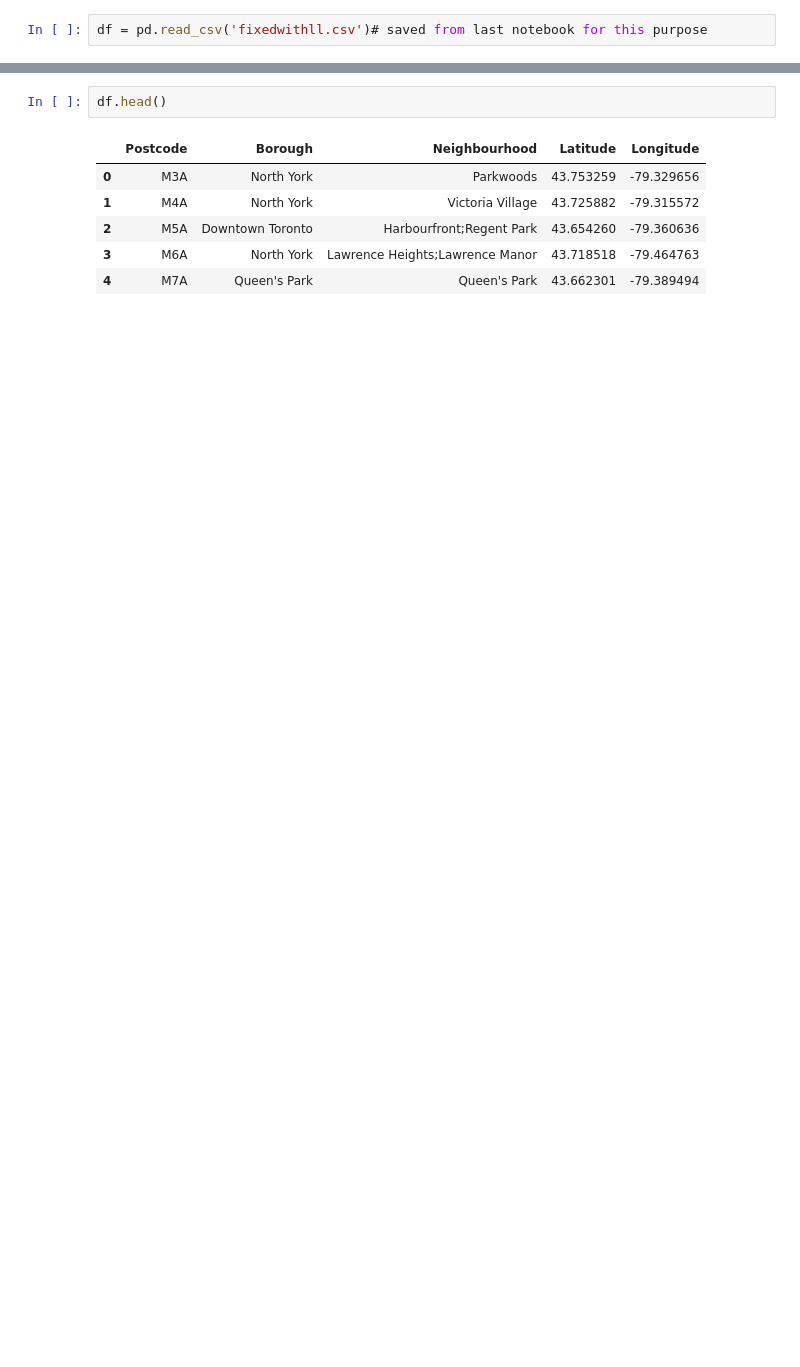
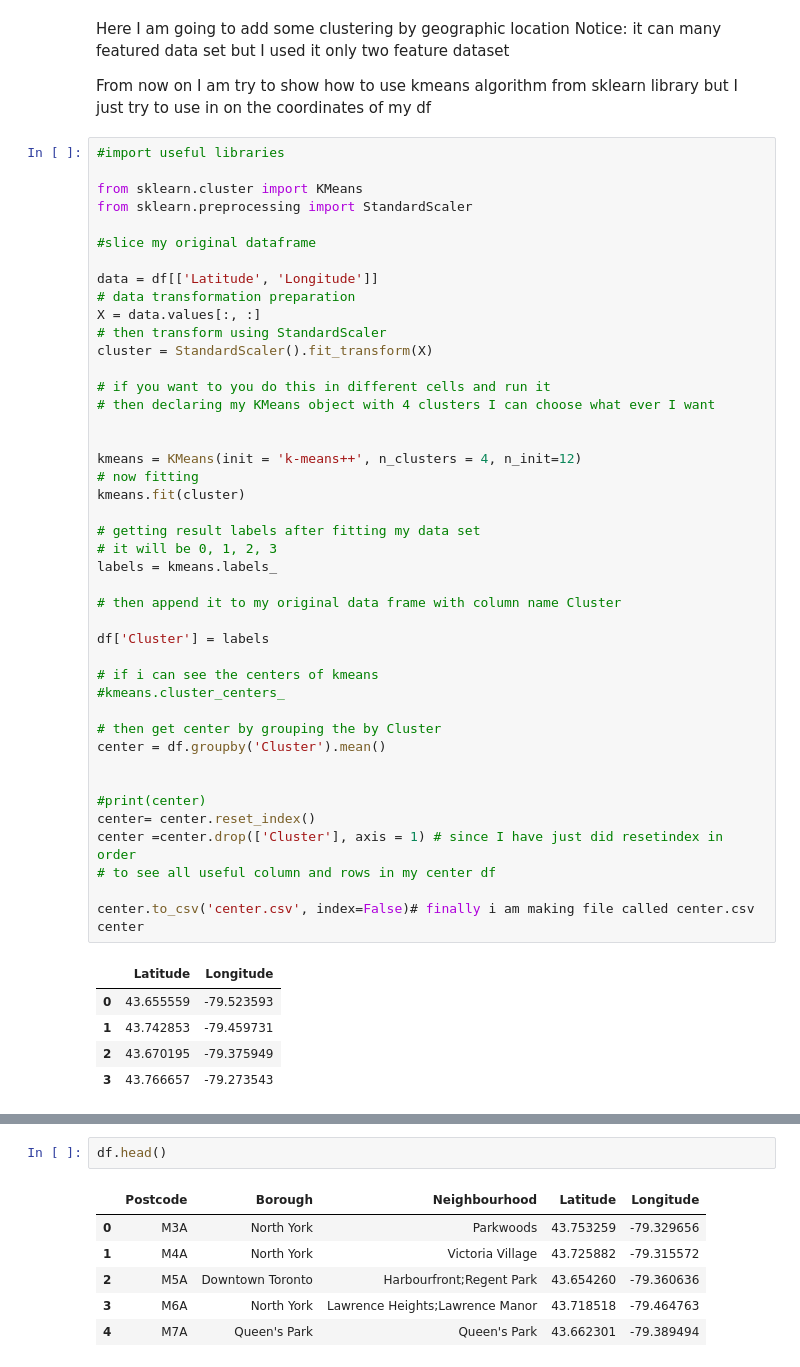
Before and after one commit to nyamochir/Coursera_Capstone, a Jupyter notebook: nb_003.ipynb, the cells around one changed output, grey strips where cells are left out. Cells and saved outputs as stored; diff of their text form; blank space fills up the shorter version.

```diff
--- a/nb_003.ipynb
+++ b/nb_003.ipynb
@@ -22,2 +40,56 @@ import folium
-# %%
-df = pd.read_csv('fixedwithll.csv')# saved from last notebook for this purpose
+# %% [markdown]
+Here I am going to add some clustering by geographic location
+    Notice: it can many featured data set but I used it only two feature dataset
+
+From now on I am try to show how to use kmeans algorithm from sklearn library
+but I just try to use in on the coordinates of my df
+# %%
+#import useful libraries
+
+from sklearn.cluster import KMeans
+from sklearn.preprocessing import StandardScaler
+
+#slice my original dataframe
+
+data = df[['Latitude', 'Longitude']]
+# data transformation preparation
+X = data.values[:, :]
+# then transform using StandardScaler
+cluster = StandardScaler().fit_transform(X)
+
+# if you want to you do this in different cells and run it
+# then declaring my KMeans object with 4 clusters I can choose what ever I want
+
+
+kmeans = KMeans(init = 'k-means++', n_clusters = 4, n_init=12)
+# now fitting
+kmeans.fit(cluster)
+
+# getting result labels after fitting my data set
+# it will be 0, 1, 2, 3
+labels = kmeans.labels_
+
+# then append it to my original data frame with column name Cluster
+
+df['Cluster'] = labels
+
+# if i can see the centers of kmeans
+#kmeans.cluster_centers_
+
+# then get center by grouping the by Cluster
+center = df.groupby('Cluster').mean()
+
+
+#print(center)
+center= center.reset_index()
+center =center.drop(['Cluster'], axis = 1) # since I have just did resetindex in order
+# to see all useful column and rows in my center df
+
+center.to_csv('center.csv', index=False)# finally i am making file called center.csv
+center
+# %% [output]
+|  | Latitude | Longitude |
+| 0 | 43.655559 | -79.523593 |
+| 1 | 43.742853 | -79.459731 |
+| 2 | 43.670195 | -79.375949 |
+| 3 | 43.766657 | -79.273543 |
```
Also changed, not shown: parts of 23 cells of this notebook, 3 other files.
